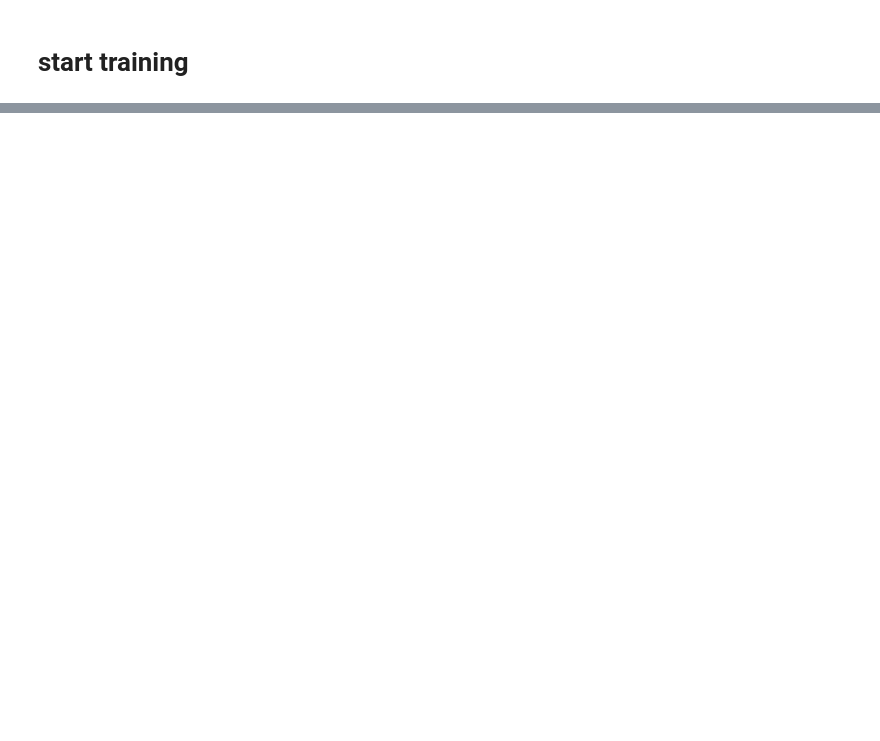
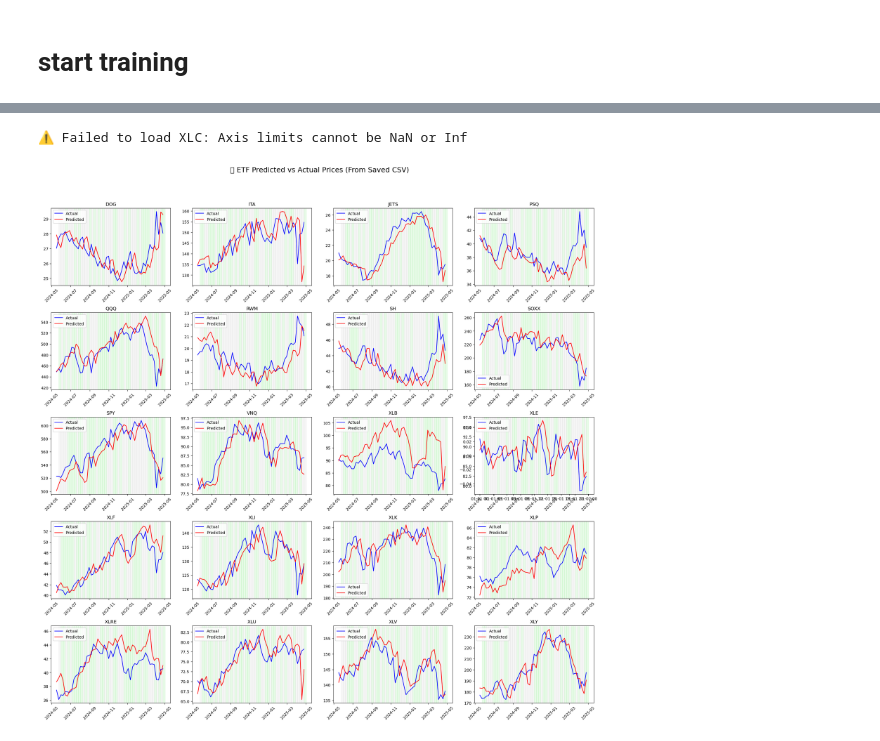
Before and after one commit to pillowlow/QT_Playground, a Jupyter notebook: agent/etf_weekly_swing.ipynb, the cells around one changed output, grey strips where cells are left out. Saved outputs shown, nothing was run; the diff lists cells and outputs as text; code cells hidden in the pictures; blank space fills up the shorter version.

```diff
--- a/agent/etf_weekly_swing.ipynb
+++ b/agent/etf_weekly_swing.ipynb
@@ -367,15 +365,6 @@ for ticker in tickers:
     # Create mask before filling NAs
     mask = df.isna().astype(float)
 
-    # Custom masking logic
-    if ticker == 'PSQ':
-        mask_cols = [c for c in df.columns if 'QQQ' in c]
-        df[mask_cols] = 0.0
-        mask[mask_cols] = 1.0
-    if ticker == 'SH':
-        mask_cols = [c for c in df.columns if 'SPY' in c]
-        df[mask_cols] = 0.0
-        mask[mask_cols] = 1.0
 
     # Normalize technical (non-macro) features
     macro_cols = macro_df.columns
@@ -670,0 +729,70 @@ plt.show()
+# %%
+# plot showing cell
+
+import os
+import pandas as pd
+import matplotlib.pyplot as plt
+import matplotlib.gridspec as gridspec
+from datetime import timedelta
+
+# === Paths ===
+pred_dir = os.path.abspath(os.path.join(os.getcwd(), '..', 'dataset', 'predicted_vs_actual'))
+
+# === Get all prediction result files
+result_files = sorted([f for f in os.listdir(pred_dir) if f.endswith('_pred_result.csv')])
+etf_list = [f.replace('_pred_result.csv', '') for f in result_files]
+
+# === Plot
+fig = plt.figure(figsize=(20, 4 * ((len(etf_list) + 3) // 4)))
+gs = gridspec.GridSpec((len(etf_list) + 3) // 4, 4, figure=fig)
+
+plot_idx = 0
+for etf in etf_list:
+    try:
+        file_path = os.path.join(pred_dir, f"{etf}_pred_result.csv")
+
+        # 🔍 Read the CSV properly
+        df = pd.read_csv(file_path)
+        df['Date'] = pd.to_datetime(df['Date'], errors='coerce')
+        df['Actual_Price'] = pd.to_numeric(df['Actual_Price'], errors='coerce')
+        df['Predicted_Price'] = pd.to_numeric(df['Predicted_Price'], errors='coerce')
+        df = df.dropna(subset=['Date', 'Actual_Price', 'Predicted_Price'])
+        df.set_index('Date', inplace=True)
+
+        # Use last 50 points
+        df_show = df.iloc[-50:]
+
+        ax = fig.add_subplot(gs[plot_idx])
+        ax.plot(df_show.index, df_show['Actual_Price'], label='Actual', color='blue')
+        ax.plot(df_show.index, df_show['Predicted_Price'], label='Predicted', color='red')
+
+        # Set Y-axis margins (only over numeric columns)
+        min_y = min(df_show['Actual_Price'].min(), df_show['Predicted_Price'].min())
+        max_y = max(df_show['Actual_Price'].max(), df_show['Predicted_Price'].max())
+        margin = (max_y - min_y) * 0.05
+        ax.set_ylim(min_y - margin, max_y + margin)
+
+        ax.set_title(etf)
+        ax.legend()
+        ax.tick_params(axis='x', rotation=45)
+
+        # Add background shading (green = correct trend direction, grey = wrong)
+        for j in range(1, len(df_show)):
+            pred_diff = df_show['Predicted_Price'].iloc[j] - df_show['Predicted_Price'].iloc[j-1]
+            actual_diff = df_show['Actual_Price'].iloc[j] - df_show['Actual_Price'].iloc[j-1]
+            color = 'lightgreen' if (pred_diff * actual_diff) > 0 else 'lightgrey'
+            ax.axvspan(df_show.index[j], df_show.index[j] + timedelta(days=7), color=color, alpha=0.2)
+
+        plot_idx += 1
+
+    except Exception as e:
+        print(f"⚠️ Failed to load {etf}: {e}")
+        continue
+
+# === Final Layout
+fig.suptitle("📊 ETF Predicted vs Actual Prices (From Saved CSV)", fontsize=18)
+fig.tight_layout(rect=[0, 0.03, 1, 0.95])
+plt.show()
+# %% [output]
+⚠️ Failed to load XLC: Axis limits cannot be NaN or Inf
+[figure, added]
```
Also changed, not shown: parts of 10 cells of this notebook.
